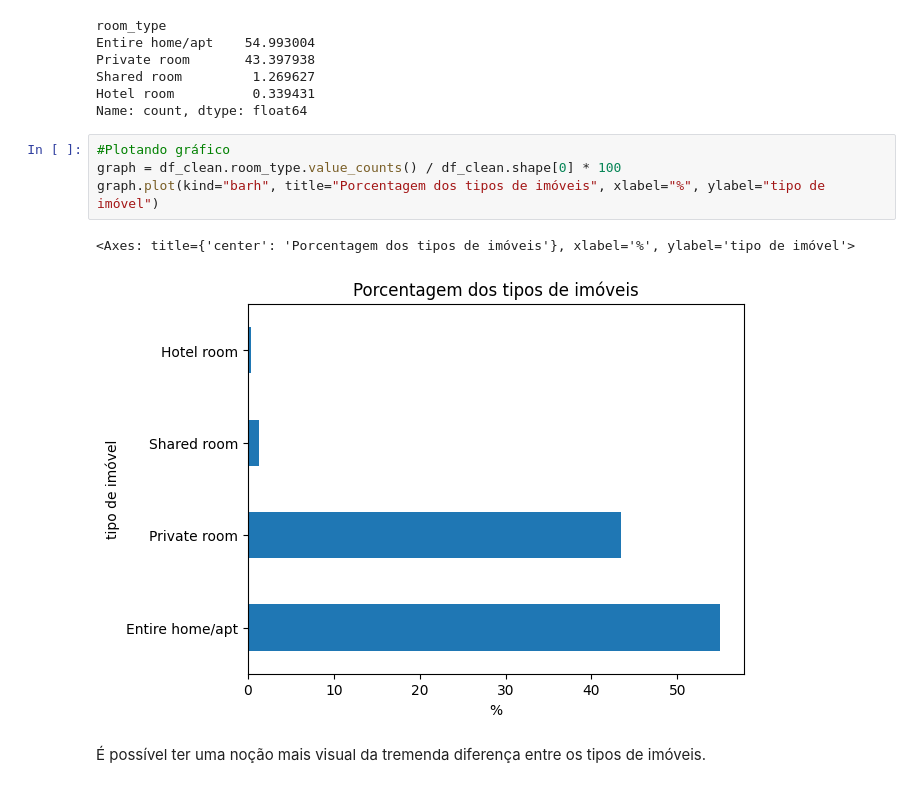
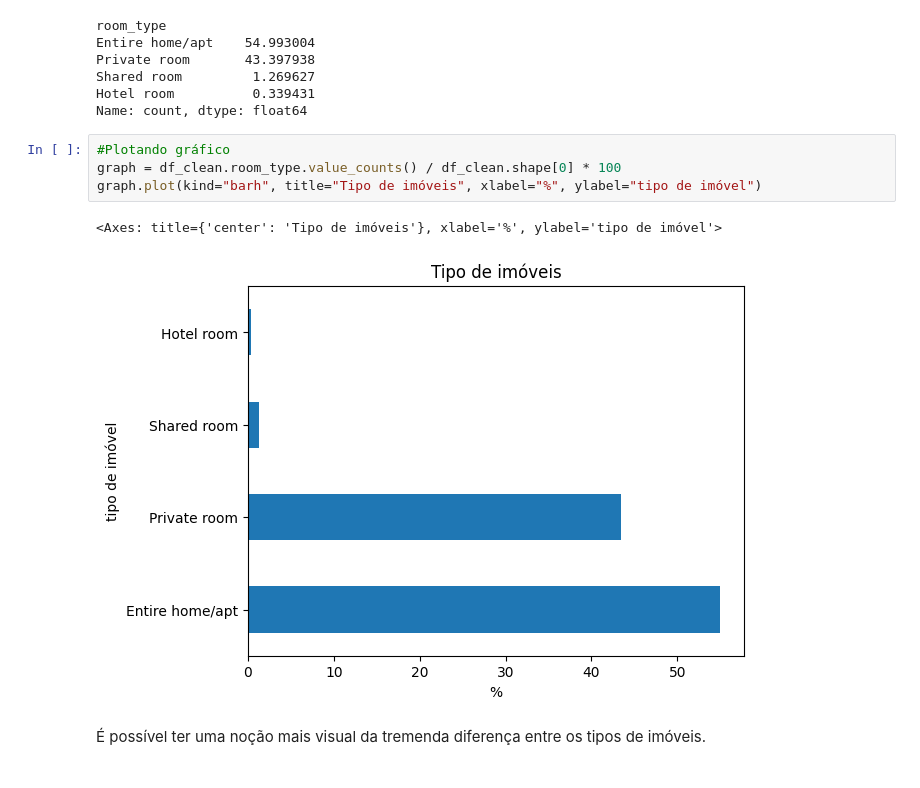
Before and after one commit to rodrigox98/analysis-airbnb-new-york-data, a Jupyter notebook: newyork_pt.ipynb, the cells around one changed output. Saved outputs shown, nothing was run; the diff lists cells and outputs as text.

```diff
--- a/newyork_pt.ipynb
+++ b/newyork_pt.ipynb
@@ -337,10 +337,10 @@ Name: count, dtype: float64
 # %%
 #Plotando gráfico
 graph = df_clean.room_type.value_counts() / df_clean.shape[0] * 100
-graph.plot(kind="barh", title="Porcentagem dos tipos de imóveis", xlabel="%", ylabel="tipo de imóvel")
+graph.plot(kind="barh", title="Tipo de imóveis", xlabel="%", ylabel="tipo de imóvel")
 # %% [output]
-<Axes: title={'center': 'Porcentagem dos tipos de imóveis'}, xlabel='%', ylabel='tipo de imóvel'>
+<Axes: title={'center': 'Tipo de imóveis'}, xlabel='%', ylabel='tipo de imóvel'>
-[figure, old version]
+[figure, new version]
 # %% [markdown]
 É possível ter uma noção mais visual da tremenda diferença entre os tipos de imóveis.
 # %% [markdown]
```
Also changed, not shown: parts of 2 cells of this notebook, 1 other file.
